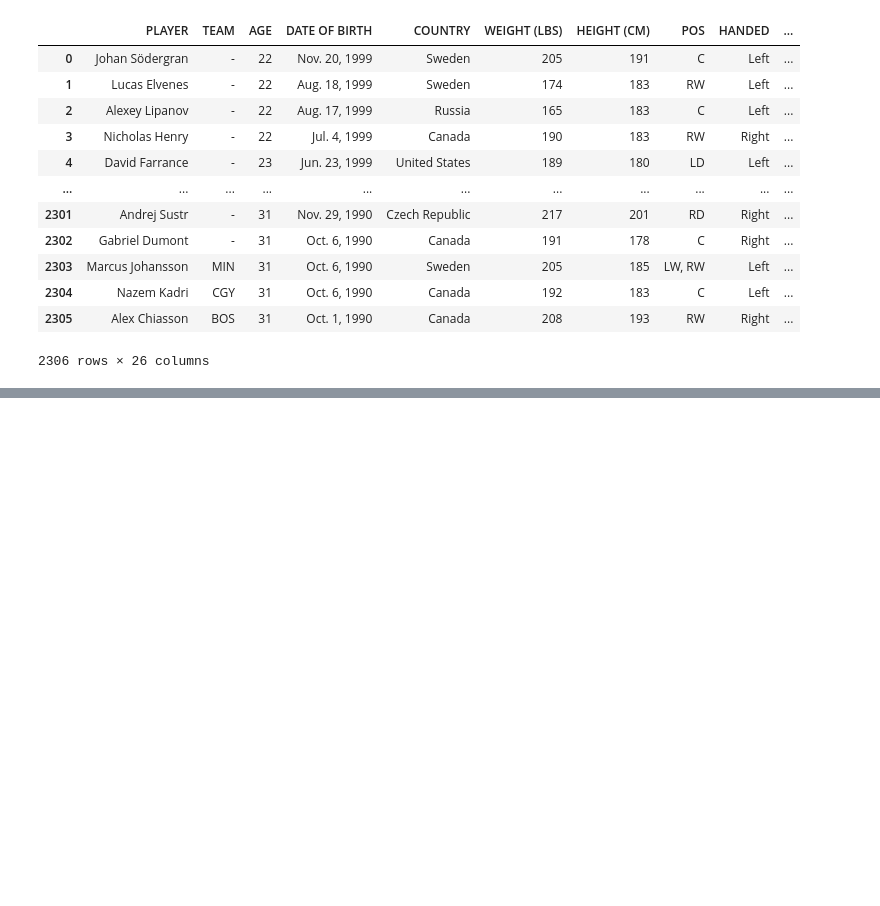
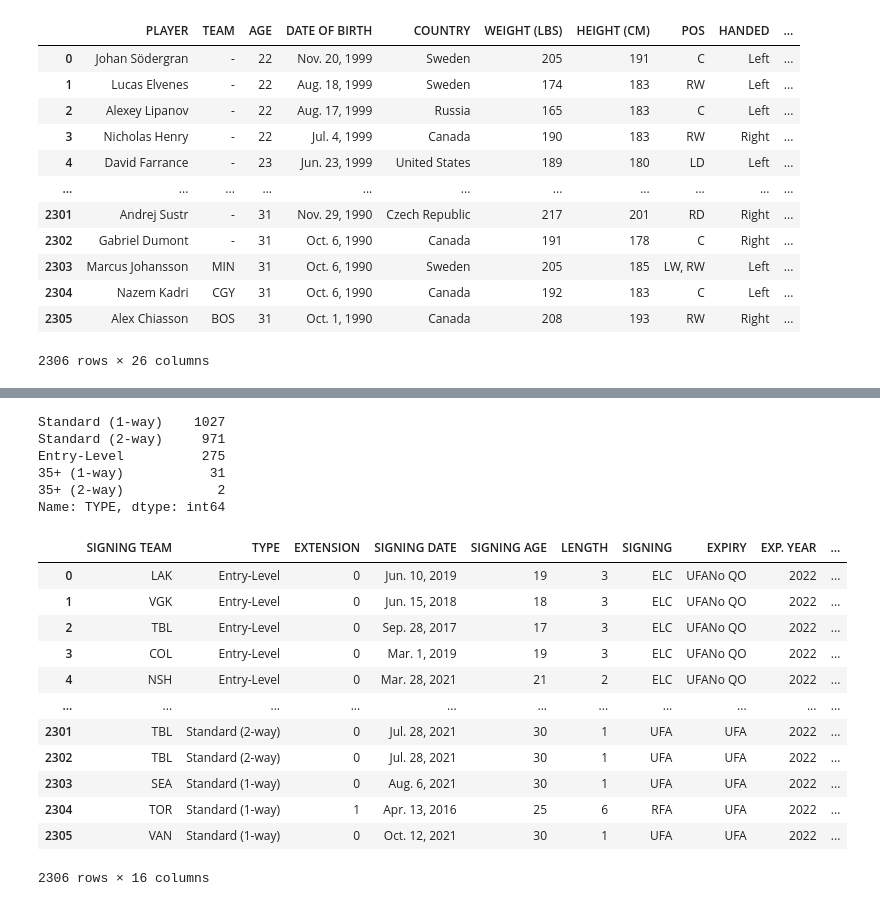
Before and after one commit to lukekerwin/DS-320_Project, a Jupyter notebook: Brian_test.ipynb, the cells around one changed output, grey strips where cells are left out. Saved outputs shown, nothing was run; the diff lists cells and outputs as text; code cells hidden in the pictures; blank space fills up the shorter version.

Commit message:
Analyzing contract types

```diff
--- a/Brian_test.ipynb
+++ b/Brian_test.ipynb
@@ -694,0 +715,25 @@ FullSalary
+# %%
+FullSalary['TYPE'].value_counts()
+# %% [output]
+Standard (1-way)    1027
+Standard (2-way)     971
+Entry-Level          275
+35+ (1-way)           31
+35+ (2-way)            2
+Name: TYPE, dtype: int64
+# %%
+FullSalary.iloc[:, 10:]
+# %% [output]
+|  | SIGNING TEAM | TYPE | EXTENSION | SIGNING DATE | SIGNING AGE | LENGTH | SIGNING | EXPIRY | EXP. YEAR | ... |
+| 0 | LAK | Entry-Level | 0 | Jun. 10, 2019 | 19 | 3 | ELC | UFANo QO | 2022 | ... |
+| 1 | VGK | Entry-Level | 0 | Jun. 15, 2018 | 18 | 3 | ELC | UFANo QO | 2022 | ... |
+| 2 | TBL | Entry-Level | 0 | Sep. 28, 2017 | 17 | 3 | ELC | UFANo QO | 2022 | ... |
+| 3 | COL | Entry-Level | 0 | Mar. 1, 2019 | 19 | 3 | ELC | UFANo QO | 2022 | ... |
+| 4 | NSH | Entry-Level | 0 | Mar. 28, 2021 | 21 | 2 | ELC | UFANo QO | 2022 | ... |
+| ... | ... | ... | ... | ... | ... | ... | ... | ... | ... | ... |
+| 2301 | TBL | Standard (2-way) | 0 | Jul. 28, 2021 | 30 | 1 | UFA | UFA | 2022 | ... |
+| 2302 | TBL | Standard (2-way) | 0 | Jul. 28, 2021 | 30 | 1 | UFA | UFA | 2022 | ... |
+| 2303 | SEA | Standard (1-way) | 0 | Aug. 6, 2021 | 30 | 1 | UFA | UFA | 2022 | ... |
+| 2304 | TOR | Standard (1-way) | 1 | Apr. 13, 2016 | 25 | 6 | RFA | UFA | 2022 | ... |
+| 2305 | VAN | Standard (1-way) | 0 | Oct. 12, 2021 | 30 | 1 | UFA | UFA | 2022 | ... |
+2306 rows × 16 columns
```
Also changed, not shown: parts of 1 cell of this notebook, 1 other file.
